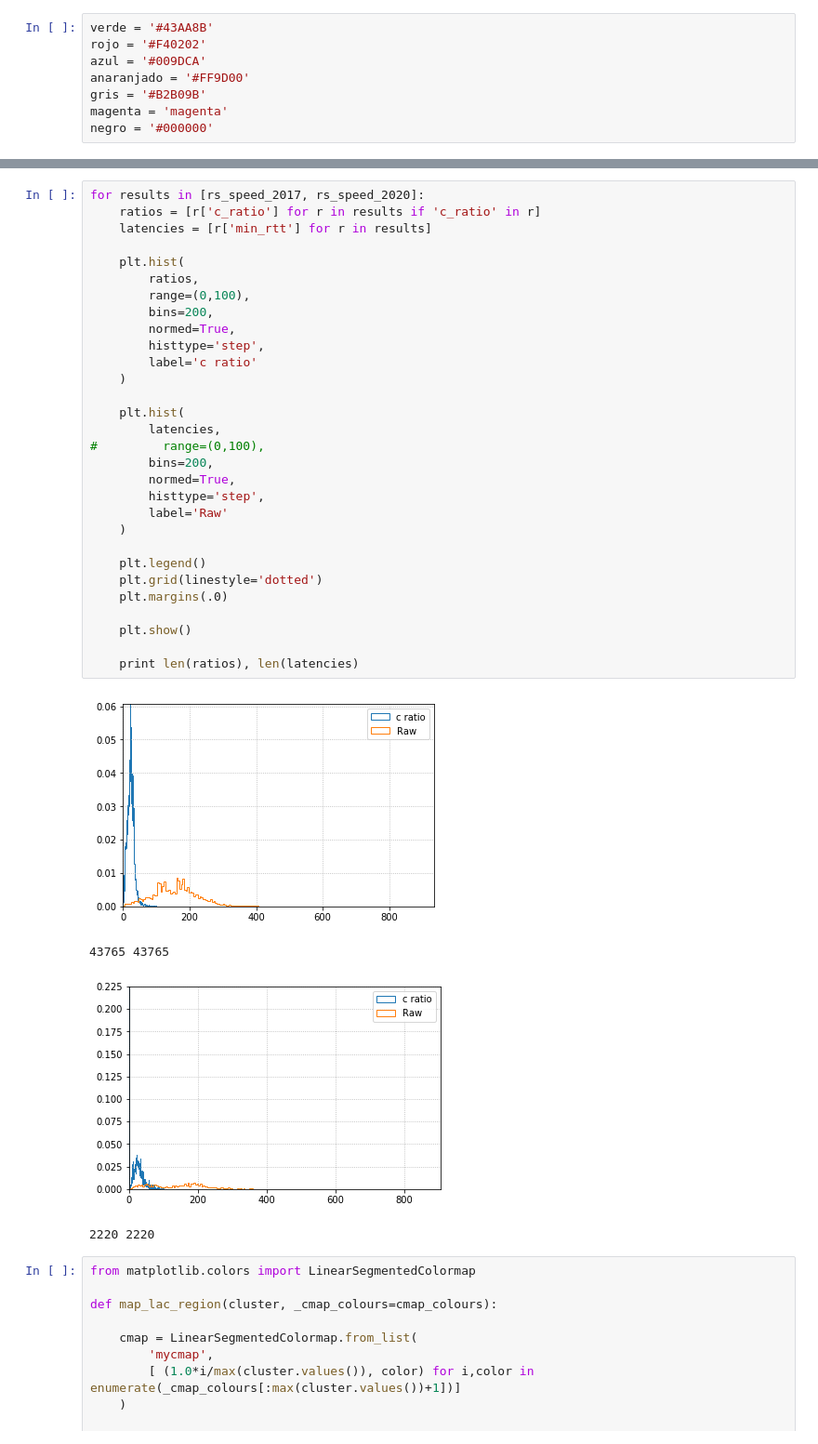
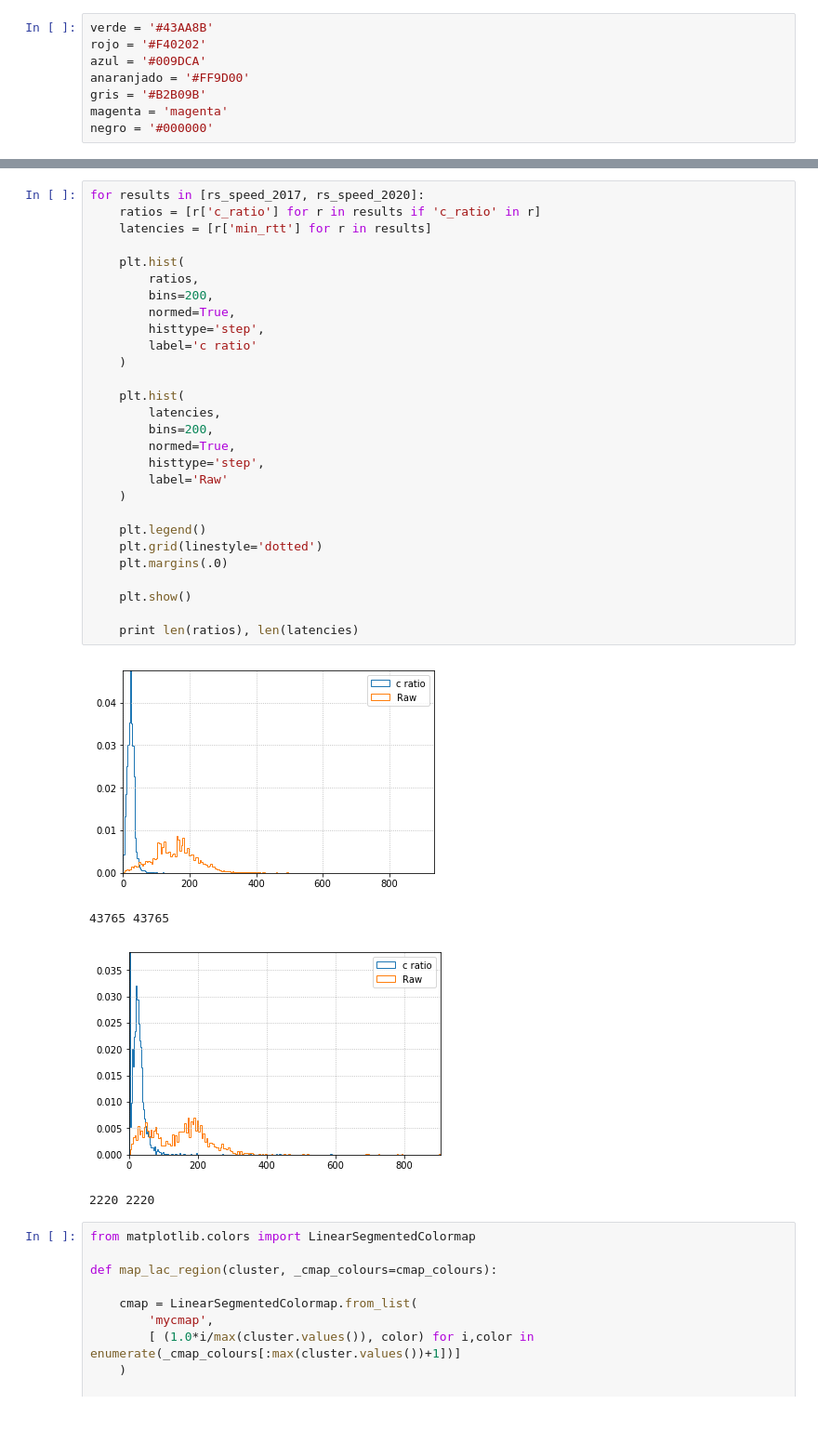
Before and after one commit to LACNIC/simon, a Jupyter notebook: estudios/LACNOG 2017 Revisitado.ipynb, the cells around one changed output, grey strips where cells are left out. Shown: that part at 93% size. Cells and saved outputs as stored; diff of their text form; blank space fills up the shorter version.

```diff
--- a/estudios/LACNOG 2017 Revisitado.ipynb
+++ b/estudios/LACNOG 2017 Revisitado.ipynb
@@ -1002,37 +949,35 @@ for results, clusters in [
 # %%
 for results in [rs_speed_2017, rs_speed_2020]:
     ratios = [r['c_ratio'] for r in results if 'c_ratio' in r]
     latencies = [r['min_rtt'] for r in results]
 
     plt.hist(
         ratios,
-        range=(0,100),
         bins=200,
         normed=True,
         histtype='step',
         label='c ratio'
     )
 
     plt.hist(
         latencies,
-#         range=(0,100),
         bins=200,
         normed=True,
         histtype='step',
         label='Raw'
     )
 
     plt.legend()
     plt.grid(linestyle='dotted')
     plt.margins(.0)
 
     plt.show()
 
     print len(ratios), len(latencies)
 # %% [output]
-[figure, old version]
+[figure, new version]
 43765 43765
-[figure, old version]
+[figure, new version]
 2220 2220
 # %%
 from matplotlib.colors import LinearSegmentedColormap
```
Also changed, not shown: parts of 13 cells of this notebook.
